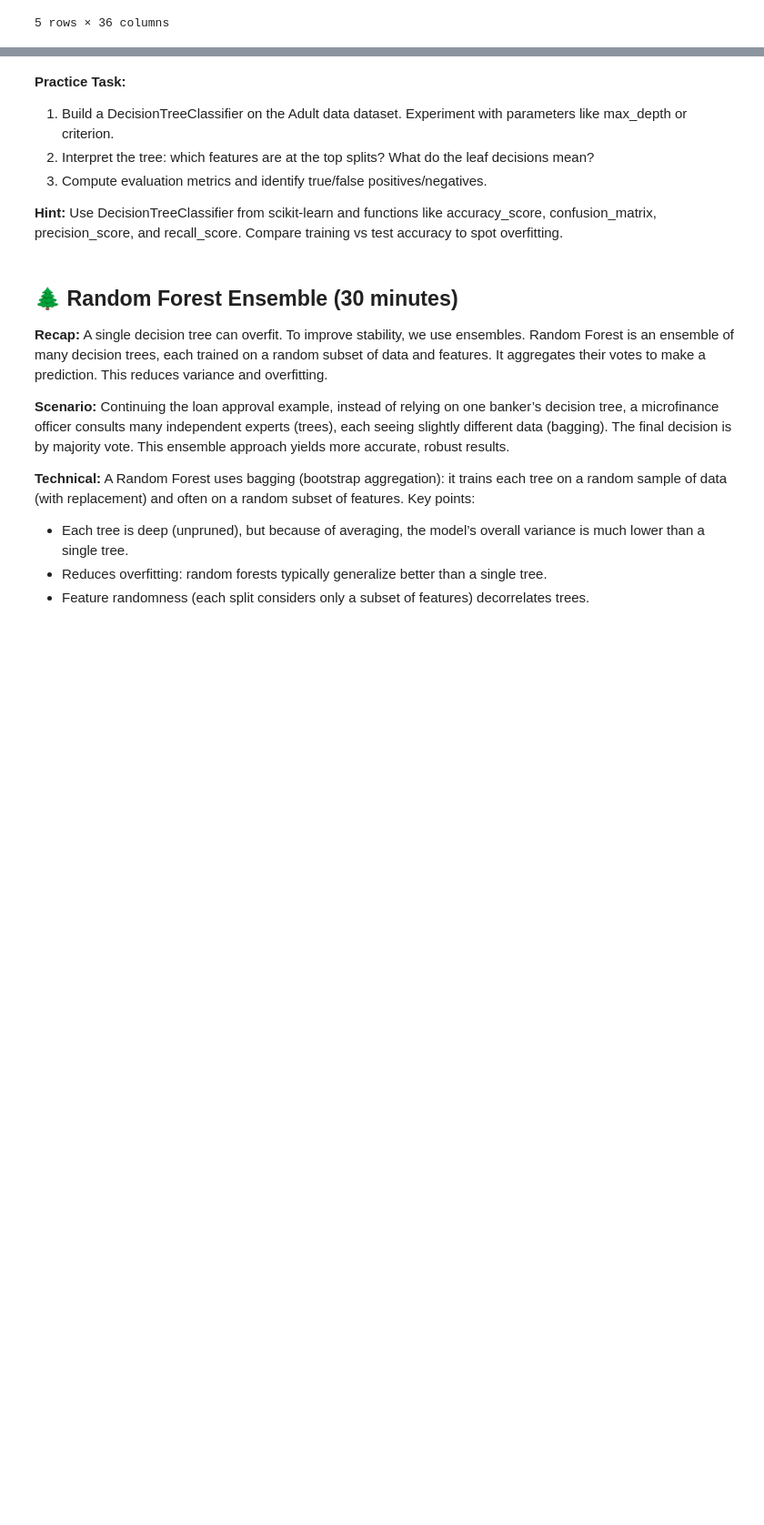
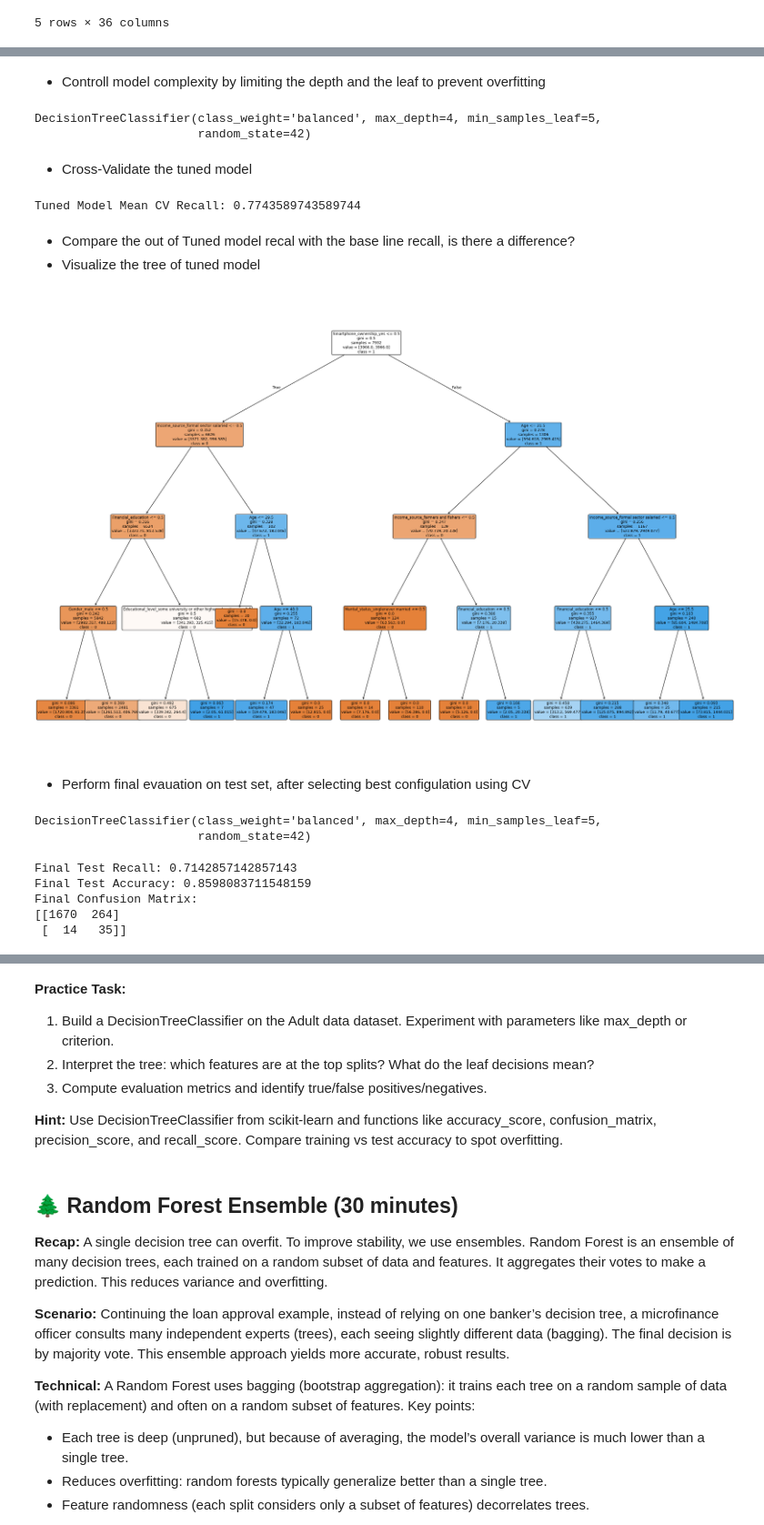
Before and after one commit to datasafariio/AI-bootcamp-fall2025, a Jupyter notebook: Session5/Session5_Supervised_Learning_Classification_(Tree-Based_Models).ipynb, the cells around one changed output, grey strips where cells are left out. Shown at 91% size. Drawn from its saved outputs; the diff is of its cells as text; code cells hidden in the pictures; blank space fills up the shorter version.

```diff
--- a/Session5/Session5_Supervised_Learning_Classification_(Tree-Based_Models).ipynb
+++ b/Session5/Session5_Supervised_Learning_Classification_(Tree-Based_Models).ipynb
@@ -278,0 +454,10 @@ print("Ensure your data is loaded and split before running the classifier.")
+# %%
+# Add class_weight='balanced' to the Decision Tree Classifier
+tree_balanced = DecisionTreeClassifier(
+    max_depth=4,
+    criterion='gini',
+    random_state=42,
+    class_weight='balanced' # This is the magic ingredient
+)
+
+tree_balanced.fit(X_train, y_train)
@@ -278,0 +632,52 @@ print("Ensure your data is loaded and split before running the classifier.")
+# %% [markdown]
+- Controll model complexity by limiting the depth and the leaf to prevent overfitting
+# %%
+tree_tuned = DecisionTreeClassifier(
+    max_depth=4,
+    criterion='gini',
+    min_samples_leaf=5,
+    random_state=42,
+    class_weight='balanced' # This is the magic ingredient
+)
+
+tree_tuned.fit(X_train, y_train)
+# %% [output]
+DecisionTreeClassifier(class_weight='balanced', max_depth=4, min_samples_leaf=5,
+                       random_state=42)
+# %% [markdown]
+- Cross-Validate the tuned model
+# %%
+cv_recall_tuned = cross_val_score(
+    tree_tuned,
+    X_train,
+    y_train,
+    cv=5,
+    scoring="recall"
+)
+
+print("Tuned Model Mean CV Recall:", cv_recall_tuned.mean())
+# %% [output]
+Tuned Model Mean CV Recall: 0.7743589743589744
+# %% [markdown]
+- Compare the out of Tuned model recal with the base line recall, is there a difference?
+- Visualize the tree of tuned model
+# %%
+plt.figure(figsize=(30,20)) # 1. Increase the figure size!
+plot_tree(
+    tree_tuned,
+    feature_names=X.columns,    # 2. Shows 'Income' instead of 'X[0]'
+    class_names=['0', '1'],     # 3. Shows the target labels
+    filled=True,                # 4. Colors the nodes by class
+    rounded=True,               # 5. Makes it look cleaner
+    fontsize=9                 # 6. Makes the text readable
+)
+plt.show()
+# %% [output]
+[figure, added]
+# %% [markdown]
+- Perform final evauation on test set, after selecting best configulation using CV
+# %%
+tree_tuned.fit(X_train, y_train)
+# %% [output]
+DecisionTreeClassifier(class_weight='balanced', max_depth=4, min_samples_leaf=5,
+                       random_state=42)
@@ -278,0 +686,11 @@ print("Ensure your data is loaded and split before running the classifier.")
+# %%
+print("Final Test Recall:", recall_score(y_test, final_predictions))
+print("Final Test Accuracy:", accuracy_score(y_test, final_predictions))
+print("Final Confusion Matrix:")
+print(confusion_matrix(y_test, final_predictions))
+# %% [output]
+Final Test Recall: 0.7142857142857143
+Final Test Accuracy: 0.8598083711548159
+Final Confusion Matrix:
+[[1670  264]
+ [  14   35]]
```
Also changed, not shown: parts of 66 cells of this notebook.
